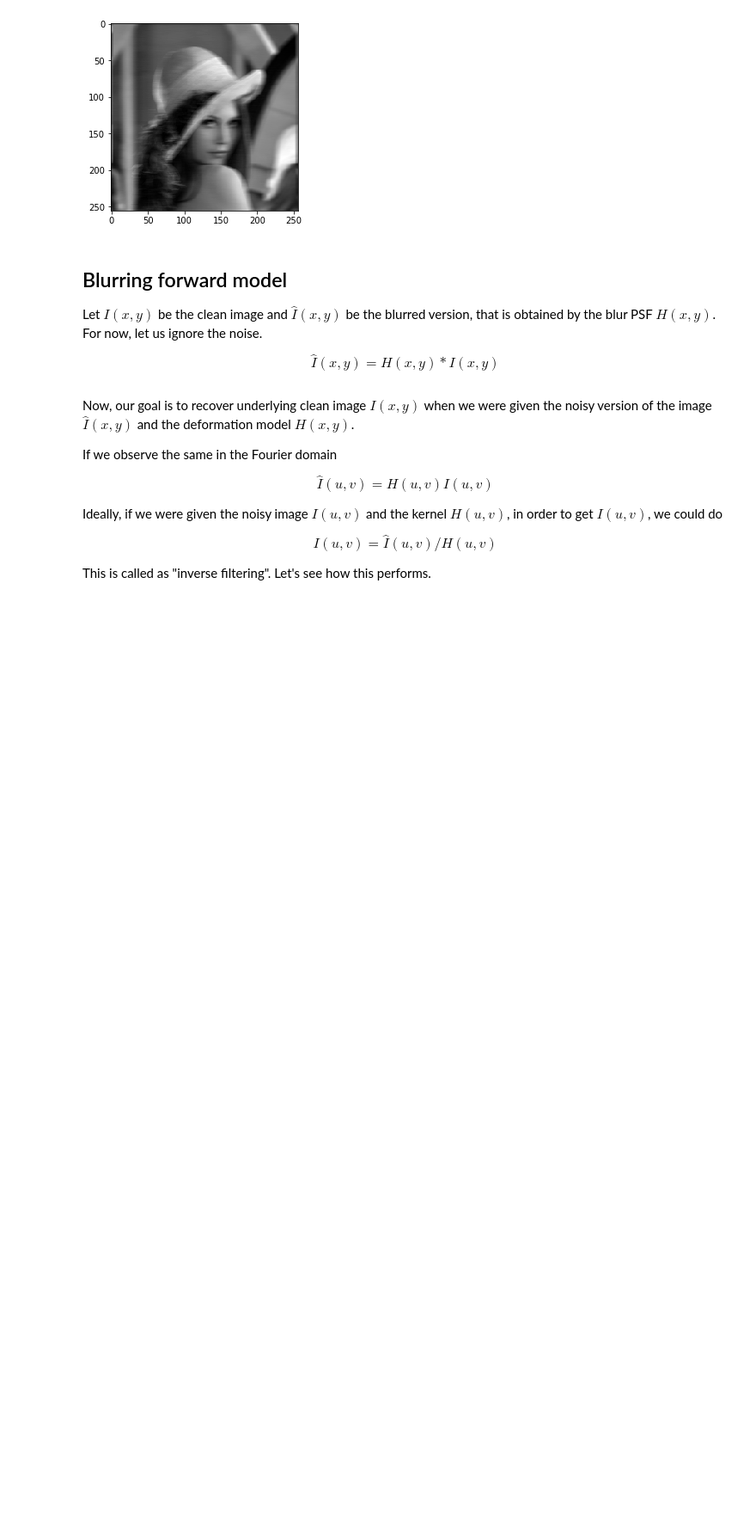
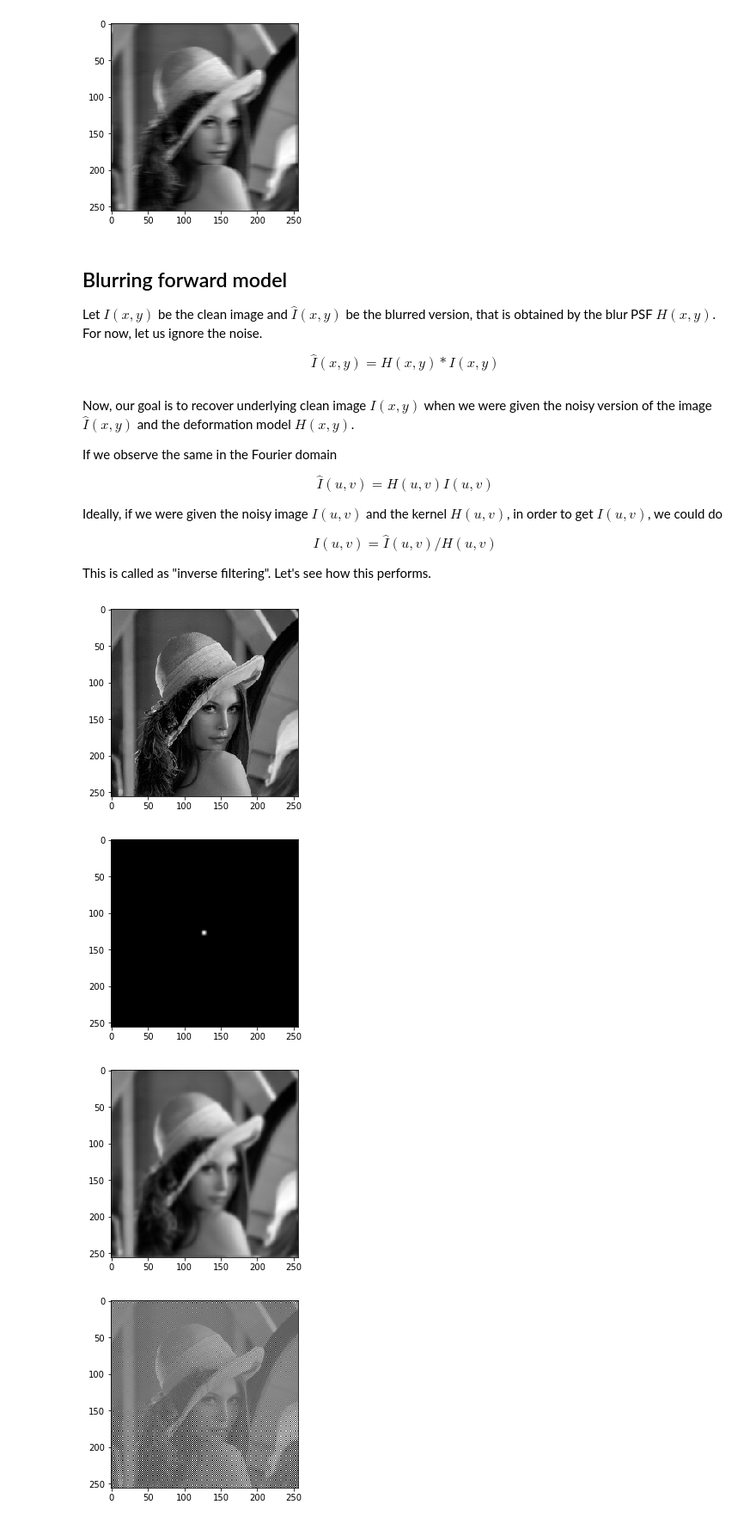
Before and after one commit to sankethvedula/tut5, a Jupyter notebook: DIP-Tutorial5.ipynb, the cells around one changed output. Shown at 86% size. Drawn from its saved outputs; the diff is of its cells as text; code cells hidden in the pictures; blank space fills up the shorter version.

```diff
--- a/DIP-Tutorial5.ipynb
+++ b/DIP-Tutorial5.ipynb
@@ -247,37 +275,38 @@ def inverse_filter(inputs, PSF):
     recovered_fft = recovered_fft_scaled*input_fft.max()
     result = numpy.fft.ifft2(recovered_fft)
     result = numpy.real(numpy.fft.fftshift(result))
     return result
 
 
 psf_focal_blur = gkern(l=256, sig=2.)
 psf_motion_blur = motion_process(leng=10, size=image.shape)
 
 focal_blurred_image = make_blurred(image, psf_focal_blur)
 focal_motion_image = make_blurred(image, psf_motion_blur)
 
 deblurred_focal_image = inverse_filter(focal_blurred_image, psf_focal_blur)
 deblurred_motion_image = inverse_filter(focal_motion_image, psf_motion_blur)
 
 plt.figure()
 plt.imshow(image)
 plt.show()
 
 plt.figure()
 plt.imshow(psf_focal_blur)
 plt.show()
 
 plt.figure()
 plt.imshow(focal_blurred_image)
 plt.show()
 
 plt.figure()
-plt.imshow(focal_blurred_image)
-plt.show()
-
-plt.figure()
 plt.imshow(deblurred_focal_image)
 plt.show()
+# %% [output]
+[figure, added]
+[figure, added]
+[figure, added]
+[figure, added]
 # %%
 def truncated_inverse_filter(inputs, PSF):
     input_fft = fftshift(fft2(inputs))
```
Also changed, not shown: parts of 11 cells of this notebook, 1 other file.
